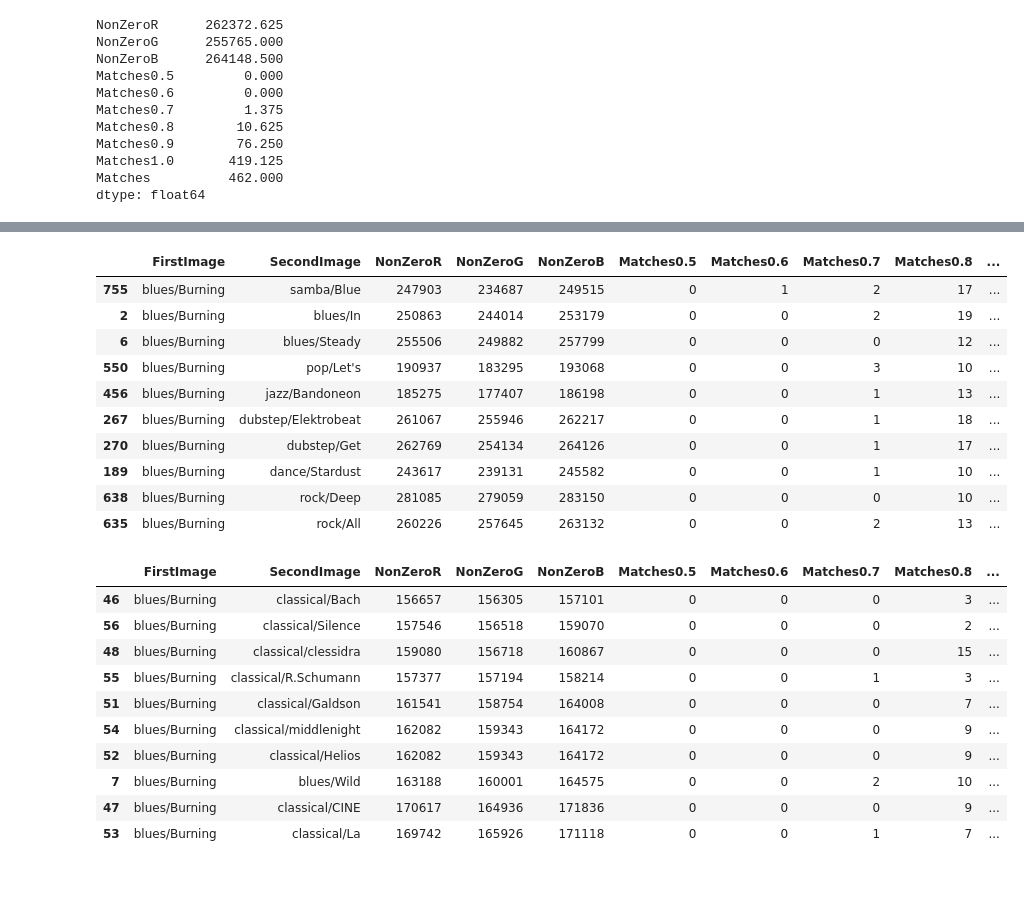
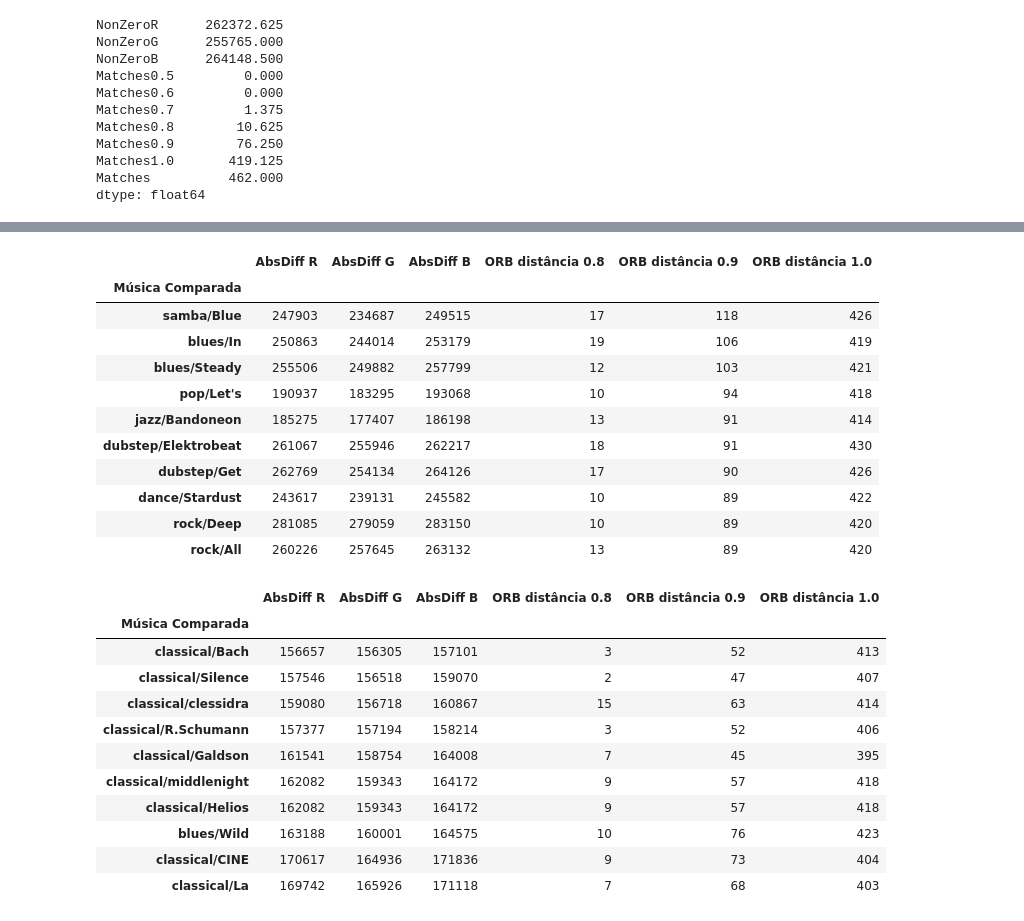
Before and after one commit to ItanuRomero/IC, a Jupyter notebook: imgComparison/results_analyzer.ipynb, the cells around one changed output, grey strips where cells are left out. Cells and saved outputs as stored; diff of their text form; code cells hidden in the pictures; blank space fills up the shorter version.

Commit message:
add images

```diff
--- a/imgComparison/results_analyzer.ipynb
+++ b/imgComparison/results_analyzer.ipynb
@@ -104,30 +190,60 @@ dtype: float64
 # %%
 # With one music, we can filter by gender
 blues_burning_df = results_df.loc[results_df['FirstImage'] == 'blues/Burning']
-blues_burning_df.sort_values(by=['Matches0.9'], ascending=False).head(10)
+fig_3_df = blues_burning_df.sort_values(by=['Matches0.9'], ascending=False).head(10)
+fig_3_df = fig_3_df[['SecondImage', 'NonZeroR', 'NonZeroG', 'NonZeroB', 'Matches0.8', 'Matches0.9', 'Matches1.0']]
+fig_3_df = fig_3_df.rename(
+    columns={'SecondImage': 'Música Comparada',
+             'NonZeroR': 'AbsDiff R',
+             'NonZeroG': 'AbsDiff G',
+             'NonZeroB': 'AbsDiff B',
+             'Matches0.8': 'ORB distância 0.8',
+             'Matches0.9': 'ORB distância 0.9',
+             'Matches1.0': 'ORB distância 1.0',
+            }
+)
+fig_3_df = fig_3_df.set_index('Música Comparada')
+dfi.export(fig_3_df, 'figura3.png')
+fig_3_df
 # %% [output]
-|  | FirstImage | SecondImage | NonZeroR | NonZeroG | NonZeroB | Matches0.5 | Matches0.6 | Matches0.7 | Matches0.8 | ... |
-| 755 | blues/Burning | samba/Blue | 247903 | 234687 | 249515 | 0 | 1 | 2 | 17 | ... |
-| 2 | blues/Burning | blues/In | 250863 | 244014 | 253179 | 0 | 0 | 2 | 19 | ... |
-| 6 | blues/Burning | blues/Steady | 255506 | 249882 | 257799 | 0 | 0 | 0 | 12 | ... |
-| 550 | blues/Burning | pop/Let's | 190937 | 183295 | 193068 | 0 | 0 | 3 | 10 | ... |
-| 456 | blues/Burning | jazz/Bandoneon | 185275 | 177407 | 186198 | 0 | 0 | 1 | 13 | ... |
-| 267 | blues/Burning | dubstep/Elektrobeat | 261067 | 255946 | 262217 | 0 | 0 | 1 | 18 | ... |
-| 270 | blues/Burning | dubstep/Get | 262769 | 254134 | 264126 | 0 | 0 | 1 | 17 | ... |
-| 189 | blues/Burning | dance/Stardust | 243617 | 239131 | 245582 | 0 | 0 | 1 | 10 | ... |
-| 638 | blues/Burning | rock/Deep | 281085 | 279059 | 283150 | 0 | 0 | 0 | 10 | ... |
-| 635 | blues/Burning | rock/All | 260226 | 257645 | 263132 | 0 | 0 | 2 | 13 | ... |
+|  | AbsDiff R | AbsDiff G | AbsDiff B | ORB distância 0.8 | ORB distância 0.9 | ORB distância 1.0 |
+| Música Comparada |  |  |  |  |  |  |
+| samba/Blue | 247903 | 234687 | 249515 | 17 | 118 | 426 |
+| blues/In | 250863 | 244014 | 253179 | 19 | 106 | 419 |
+| blues/Steady | 255506 | 249882 | 257799 | 12 | 103 | 421 |
+| pop/Let's | 190937 | 183295 | 193068 | 10 | 94 | 418 |
+| jazz/Bandoneon | 185275 | 177407 | 186198 | 13 | 91 | 414 |
+| dubstep/Elektrobeat | 261067 | 255946 | 262217 | 18 | 91 | 430 |
+| dubstep/Get | 262769 | 254134 | 264126 | 17 | 90 | 426 |
+| dance/Stardust | 243617 | 239131 | 245582 | 10 | 89 | 422 |
+| rock/Deep | 281085 | 279059 | 283150 | 10 | 89 | 420 |
+| rock/All | 260226 | 257645 | 263132 | 13 | 89 | 420 |
 # %%
-blues_burning_df.sort_values(by=['NonZeroG']).head(10)
+fig_4_df = blues_burning_df.sort_values(by=['NonZeroG']).head(10)
+fig_4_df = fig_4_df[['SecondImage', 'NonZeroR', 'NonZeroG', 'NonZeroB', 'Matches0.8', 'Matches0.9', 'Matches1.0']]
+fig_4_df = fig_4_df.rename(
+    columns={'SecondImage': 'Música Comparada',
+             'NonZeroR': 'AbsDiff R',
+             'NonZeroG': 'AbsDiff G',
+             'NonZeroB': 'AbsDiff B',
+             'Matches0.8': 'ORB distância 0.8',
+             'Matches0.9': 'ORB distância 0.9',
+             'Matches1.0': 'ORB distância 1.0',
+            }
+)
+fig_4_df = fig_4_df.set_index('Música Comparada')
+dfi.export(fig_4_df, 'figura4.png')
+fig_4_df
 # %% [output]
-|  | FirstImage | SecondImage | NonZeroR | NonZeroG | NonZeroB | Matches0.5 | Matches0.6 | Matches0.7 | Matches0.8 | ... |
-| 46 | blues/Burning | classical/Bach | 156657 | 156305 | 157101 | 0 | 0 | 0 | 3 | ... |
-| 56 | blues/Burning | classical/Silence | 157546 | 156518 | 159070 | 0 | 0 | 0 | 2 | ... |
-| 48 | blues/Burning | classical/clessidra | 159080 | 156718 | 160867 | 0 | 0 | 0 | 15 | ... |
-| 55 | blues/Burning | classical/R.Schumann | 157377 | 157194 | 158214 | 0 | 0 | 1 | 3 | ... |
-| 51 | blues/Burning | classical/Galdson | 161541 | 158754 | 164008 | 0 | 0 | 0 | 7 | ... |
-| 54 | blues/Burning | classical/middlenight | 162082 | 159343 | 164172 | 0 | 0 | 0 | 9 | ... |
-| 52 | blues/Burning | classical/Helios | 162082 | 159343 | 164172 | 0 | 0 | 0 | 9 | ... |
-| 7 | blues/Burning | blues/Wild | 163188 | 160001 | 164575 | 0 | 0 | 2 | 10 | ... |
-| 47 | blues/Burning | classical/CINE | 170617 | 164936 | 171836 | 0 | 0 | 0 | 9 | ... |
-| 53 | blues/Burning | classical/La | 169742 | 165926 | 171118 | 0 | 0 | 1 | 7 | ... |
+|  | AbsDiff R | AbsDiff G | AbsDiff B | ORB distância 0.8 | ORB distância 0.9 | ORB distância 1.0 |
+| Música Comparada |  |  |  |  |  |  |
+| classical/Bach | 156657 | 156305 | 157101 | 3 | 52 | 413 |
+| classical/Silence | 157546 | 156518 | 159070 | 2 | 47 | 407 |
+| classical/clessidra | 159080 | 156718 | 160867 | 15 | 63 | 414 |
+| classical/R.Schumann | 157377 | 157194 | 158214 | 3 | 52 | 406 |
+| classical/Galdson | 161541 | 158754 | 164008 | 7 | 45 | 395 |
+| classical/middlenight | 162082 | 159343 | 164172 | 9 | 57 | 418 |
+| classical/Helios | 162082 | 159343 | 164172 | 9 | 57 | 418 |
+| blues/Wild | 163188 | 160001 | 164575 | 10 | 76 | 423 |
+| classical/CINE | 170617 | 164936 | 171836 | 9 | 73 | 404 |
+| classical/La | 169742 | 165926 | 171118 | 7 | 68 | 403 |
```
Also changed, not shown: parts of 7 cells of this notebook, 2 other files.
